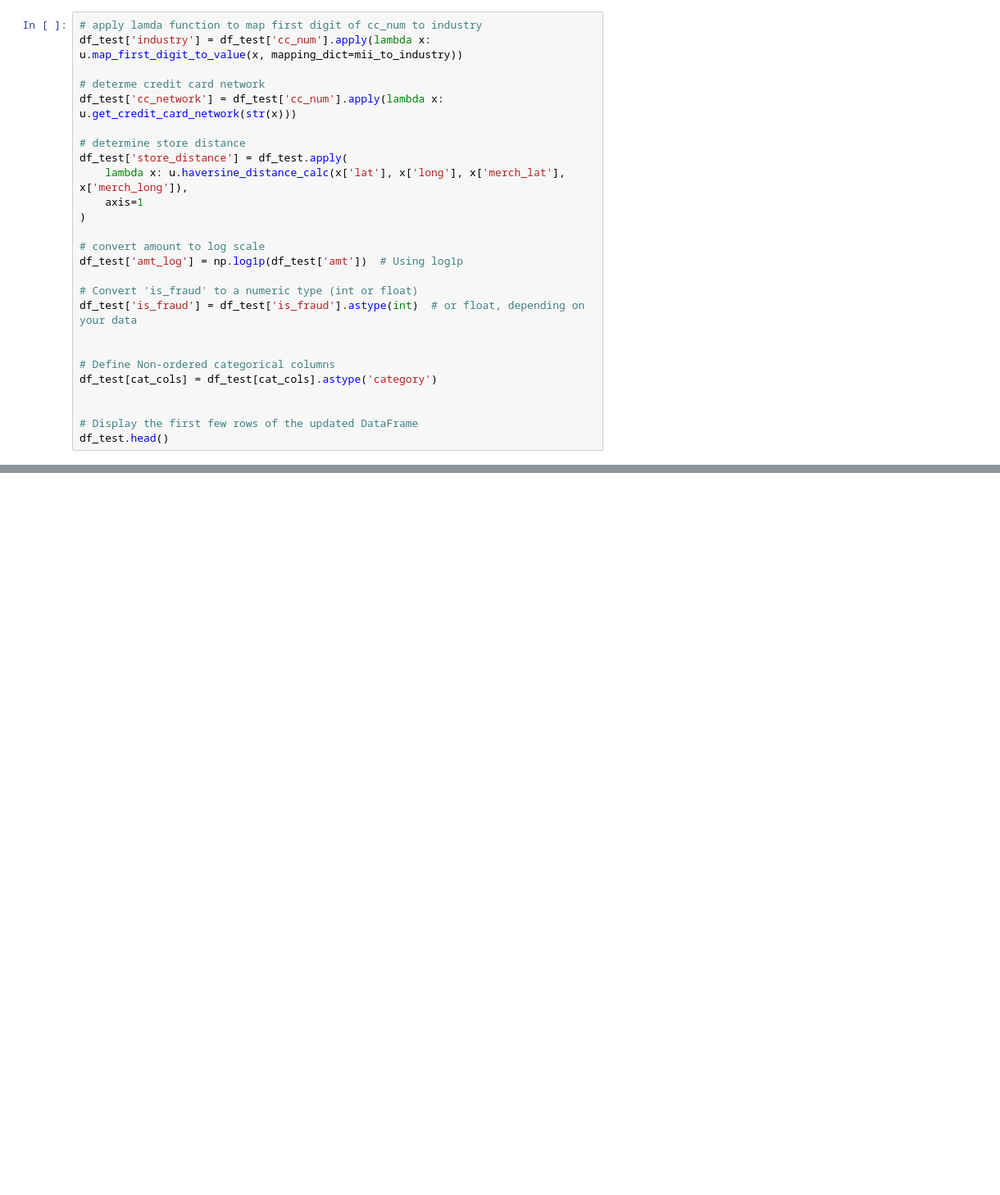
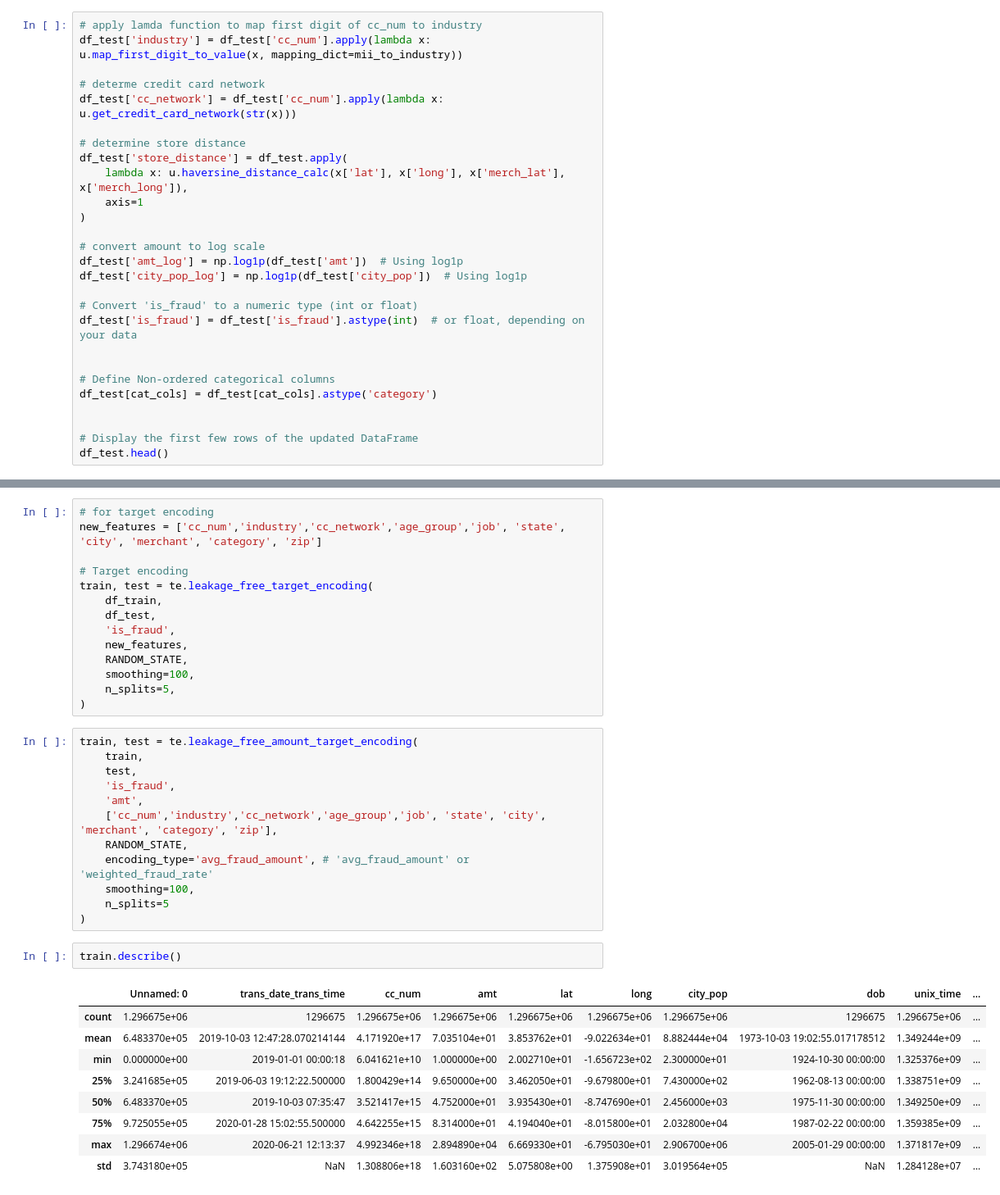
Before and after one commit to SirErikPak/CreditCardFraud, a Jupyter notebook: Notebook/Fraud.ipynb, the cells around one changed output, grey strips where cells are left out. Shown at 82% size. Drawn from its saved outputs; the diff is of its cells as text; blank space fills up the shorter version.

```diff
--- a/Notebook/Fraud.ipynb
+++ b/Notebook/Fraud.ipynb
@@ -308,6 +311,7 @@ df_test['store_distance'] = df_test.apply(
 
 # convert amount to log scale
 df_test['amt_log'] = np.log1p(df_test['amt'])  # Using log1p
+df_test['city_pop_log'] = np.log1p(df_test['city_pop'])  # Using log1p
 
 # Convert 'is_fraud' to a numeric type (int or float)
 df_test['is_fraud'] = df_test['is_fraud'].astype(int)  # or float, depending on your data
@@ -901,0 +910,38 @@ df_train['city_total_transactions'] = df_train['city'].map(city_total_transactio
+# %%
+# for target encoding
+new_features = ['cc_num','industry','cc_network','age_group','job', 'state', 'city', 'merchant', 'category', 'zip']
+
+# Target encoding
+train, test = te.leakage_free_target_encoding(
+    df_train,
+    df_test,
+    'is_fraud',
+    new_features,
+    RANDOM_STATE,
+    smoothing=100,
+    n_splits=5,
+)
+# %%
+train, test = te.leakage_free_amount_target_encoding(
+    train,
+    test,
+    'is_fraud',
+    'amt',
+    ['cc_num','industry','cc_network','age_group','job', 'state', 'city', 'merchant', 'category', 'zip'],
+    RANDOM_STATE,
+    encoding_type='avg_fraud_amount', # 'avg_fraud_amount' or 'weighted_fraud_rate'
+    smoothing=100,
+    n_splits=5
+)
+# %%
+train.describe()
+# %% [output]
+|  | Unnamed: 0 | trans_date_trans_time | cc_num | amt | lat | long | city_pop | dob | unix_time | ... |
+| count | 1.296675e+06 | 1296675 | 1.296675e+06 | 1.296675e+06 | 1.296675e+06 | 1.296675e+06 | 1.296675e+06 | 1296675 | 1.296675e+06 | ... |
+| mean | 6.483370e+05 | 2019-10-03 12:47:28.070214144 | 4.171920e+17 | 7.035104e+01 | 3.853762e+01 | -9.022634e+01 | 8.882444e+04 | 1973-10-03 19:02:55.017178512 | 1.349244e+09 | ... |
+| min | 0.000000e+00 | 2019-01-01 00:00:18 | 6.041621e+10 | 1.000000e+00 | 2.002710e+01 | -1.656723e+02 | 2.300000e+01 | 1924-10-30 00:00:00 | 1.325376e+09 | ... |
+| 25% | 3.241685e+05 | 2019-06-03 19:12:22.500000 | 1.800429e+14 | 9.650000e+00 | 3.462050e+01 | -9.679800e+01 | 7.430000e+02 | 1962-08-13 00:00:00 | 1.338751e+09 | ... |
+| 50% | 6.483370e+05 | 2019-10-03 07:35:47 | 3.521417e+15 | 4.752000e+01 | 3.935430e+01 | -8.747690e+01 | 2.456000e+03 | 1975-11-30 00:00:00 | 1.349250e+09 | ... |
+| 75% | 9.725055e+05 | 2020-01-28 15:02:55.500000 | 4.642255e+15 | 8.314000e+01 | 4.194040e+01 | -8.015800e+01 | 2.032800e+04 | 1987-02-22 00:00:00 | 1.359385e+09 | ... |
+| max | 1.296674e+06 | 2020-06-21 12:13:37 | 4.992346e+18 | 2.894890e+04 | 6.669330e+01 | -6.795030e+01 | 2.906700e+06 | 2005-01-29 00:00:00 | 1.371817e+09 | ... |
+| std | 3.743180e+05 | NaN | 1.308806e+18 | 1.603160e+02 | 5.075808e+00 | 1.375908e+01 | 3.019564e+05 | NaN | 1.284128e+07 | ... |
```
Also changed, not shown: parts of 24 cells of this notebook, 3 other files.
